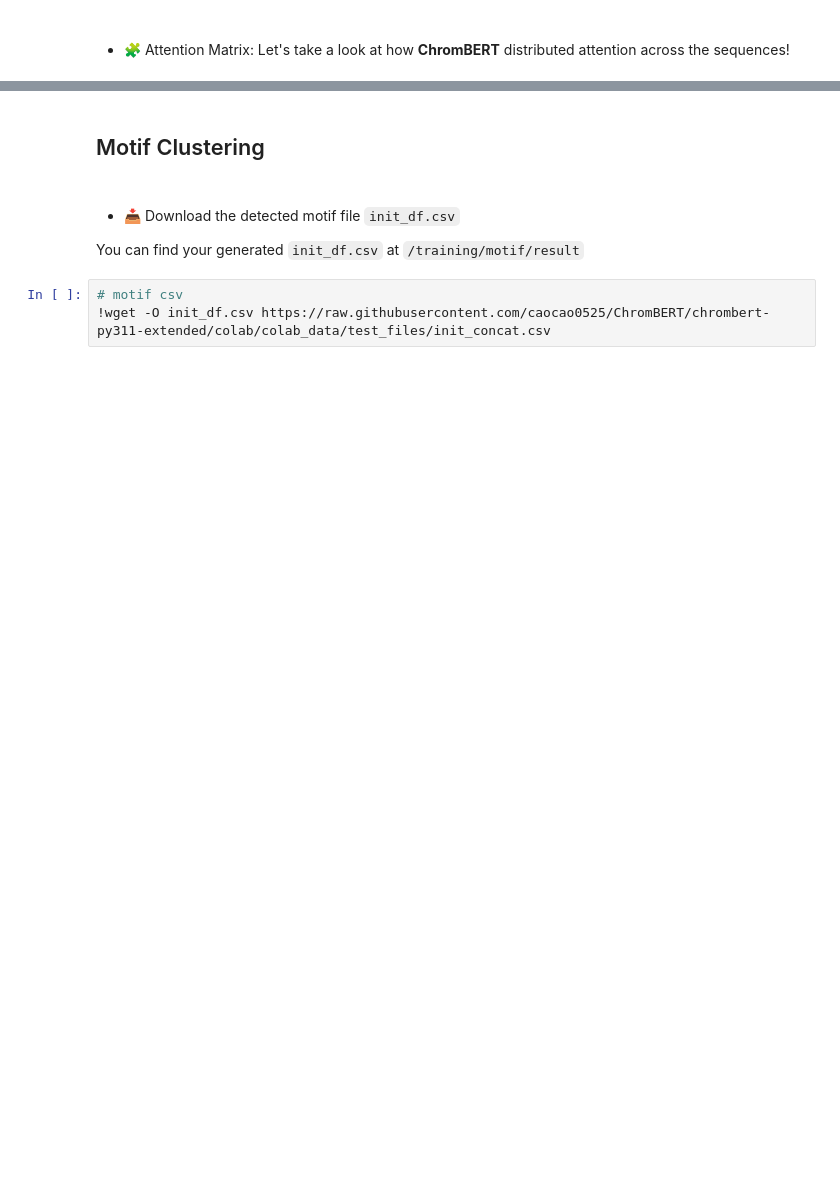
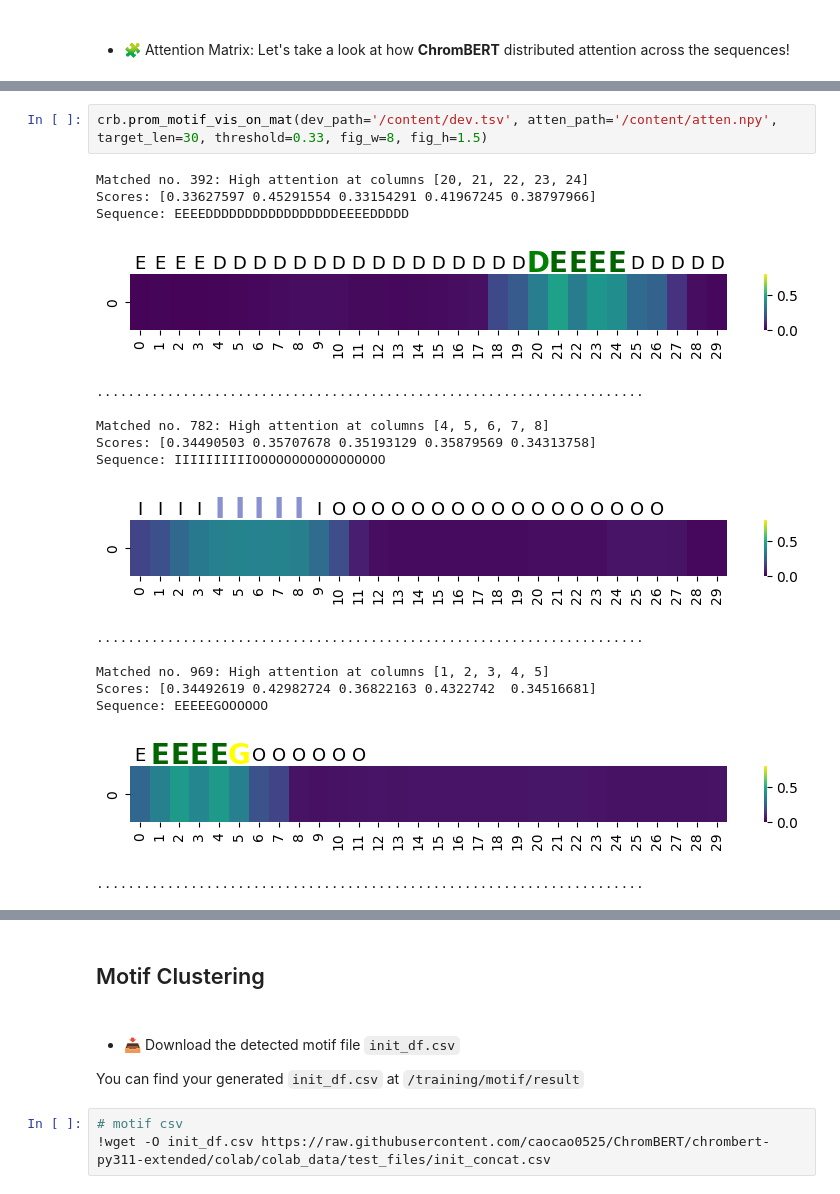
Before and after one commit to caocao0525/ChromBERT, a Jupyter notebook: colab/ChromBERT_on_Colab.ipynb, the cells around one changed output, grey strips where cells are left out. Saved outputs shown, nothing was run; the diff lists cells and outputs as text; blank space fills up the shorter version.

```diff
--- a/colab/ChromBERT_on_Colab.ipynb
+++ b/colab/ChromBERT_on_Colab.ipynb
@@ -1118,0 +1131,20 @@ len(dev_mat)
+# %%
+crb.prom_motif_vis_on_mat(dev_path='/content/dev.tsv', atten_path='/content/atten.npy', target_len=30, threshold=0.33, fig_w=8, fig_h=1.5)
+# %% [output]
+Matched no. 392: High attention at columns [20, 21, 22, 23, 24]
+Scores: [0.33627597 0.45291554 0.33154291 0.41967245 0.38797966]
+Sequence: EEEEDDDDDDDDDDDDDDDDDEEEEDDDDD
+[figure, added]
+......................................................................
+
+Matched no. 782: High attention at columns [4, 5, 6, 7, 8]
+Scores: [0.34490503 0.35707678 0.35193129 0.35879569 0.34313758]
+Sequence: IIIIIIIIIIOOOOOOOOOOOOOOOOO
+[figure, added]
+......................................................................
+
+Matched no. 969: High attention at columns [1, 2, 3, 4, 5]
+Scores: [0.34492619 0.42982724 0.36822163 0.4322742  0.34516681]
+Sequence: EEEEEGOOOOOO
+[figure, added]
+......................................................................
```
Also changed, not shown: parts of 19 cells of this notebook.
